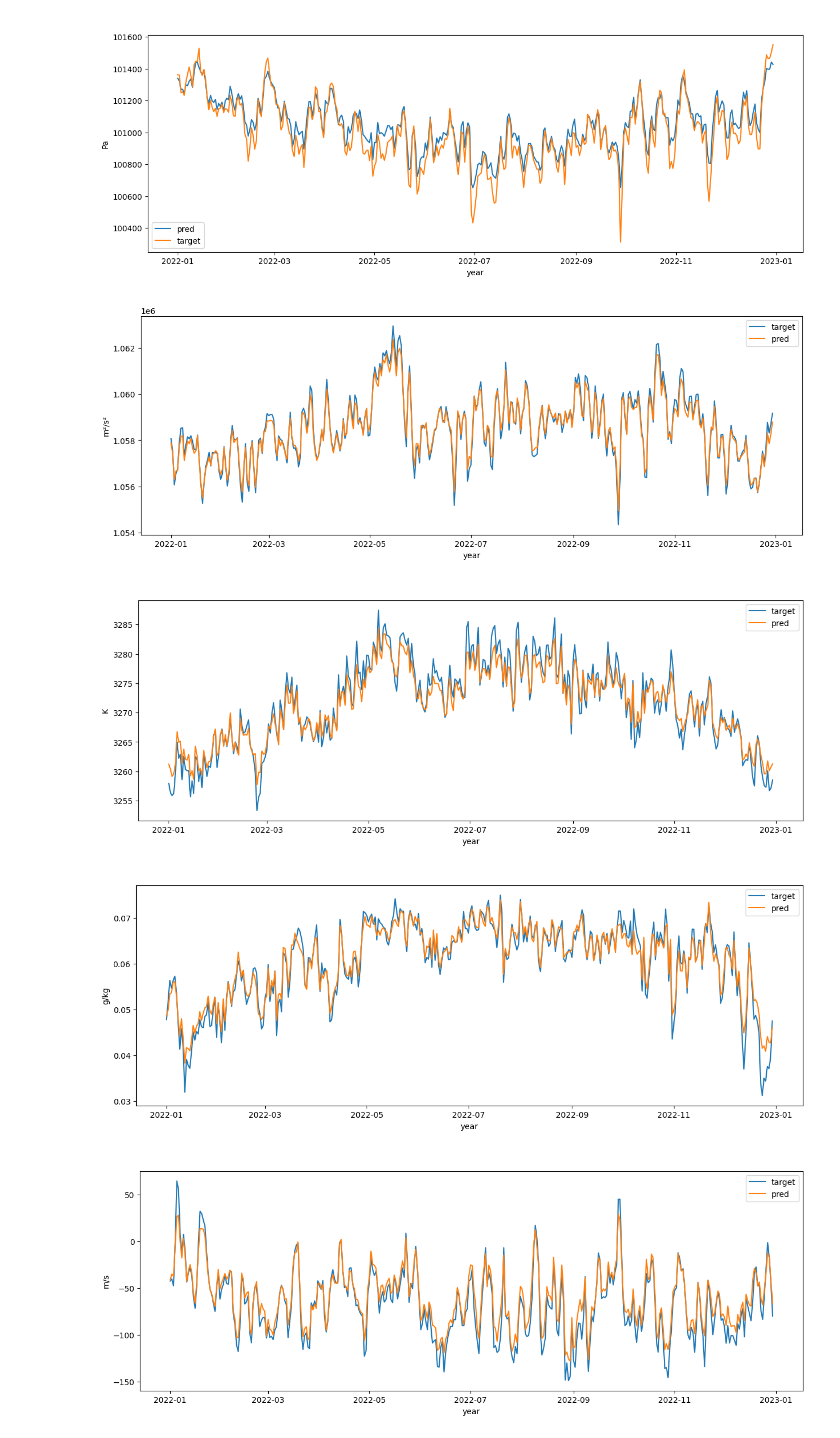
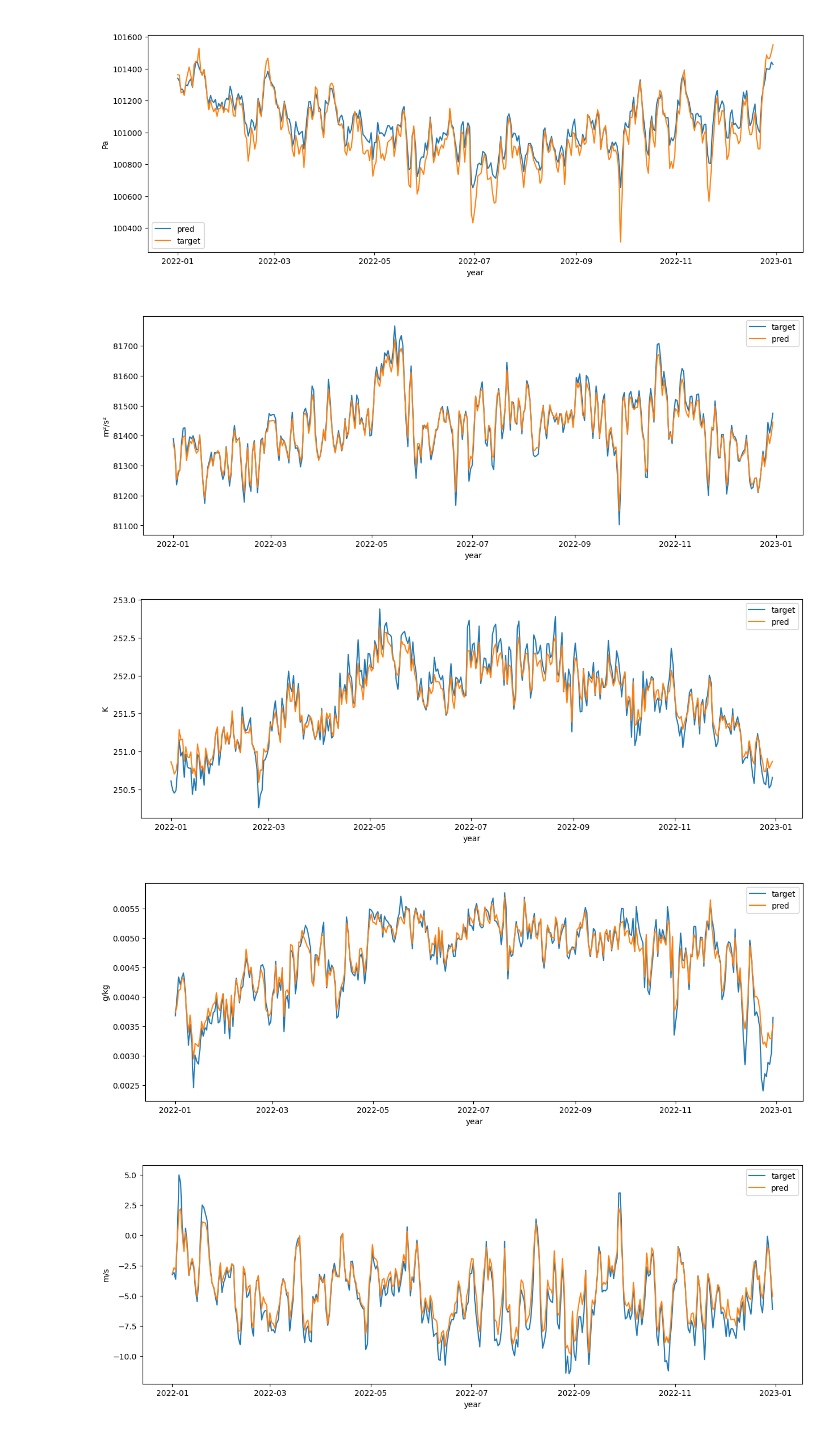
Before and after one commit to ToNguyenNgocNguyen/Weather_Forecast_in_HCM, a Jupyter notebook: prediction.ipynb, the cells around one changed output. Cells and saved outputs as stored; diff of their text form; code cells hidden in the pictures.

Commit message:
new figure

```diff
--- a/prediction.ipynb
+++ b/prediction.ipynb
@@ -81,29 +81,31 @@ upper_air_pred.index = upper_air_target.index
 # %%
 upper_air_dict = {"z": ["geopotential", "m²/s²"],
                   "t": ["tempurature", "K"],
                   "q": ["specific humidity", "g/kg"],
                   "u": ["u component of wind ", "m/s"],
                   "v": ["v component of wind", "m/s"]}
 
-# plot upper air variable change over time by calculate average monthly at different levels
+# plot upper air variable change over time by calculate average level
 for var in list(upper_air_dict.keys()):
     plt.figure(figsize=(15, 5))
     target = 0
     pred = 0
+    n = 0
     for lv in upper_air_target.index.levels[0]:
         target += upper_air_target[upper_air_target.index.get_loc(lv)][var].droplevel(level=[0])
         pred += upper_air_pred[upper_air_pred.index.get_loc(lv)][var].droplevel(level=[0])
+        n += 1
 
-    plt.plot(target, label='target')
-    plt.plot(pred, label='pred')
+    plt.plot(target/n, label='target')
+    plt.plot(pred/n, label='pred')
     plt.xlabel("year")
     plt.ylabel(upper_air_dict[var][1])
     # plt.title(f'{upper_air_dict[var][0]} ({var}) evaluation')
     plt.title(' ')
     plt.legend()
     plt.savefig(f"evaluation_plot/{var}_evaluation")
 # %% [output]
-[figure, old version]
+[figure, new version]
-[figure, old version]
+[figure, new version]
-[figure, old version]
+[figure, new version]
-[figure, old version]
+[figure, new version]
```
Also changed, not shown: parts of 1 cell of this notebook, 5 other files.
